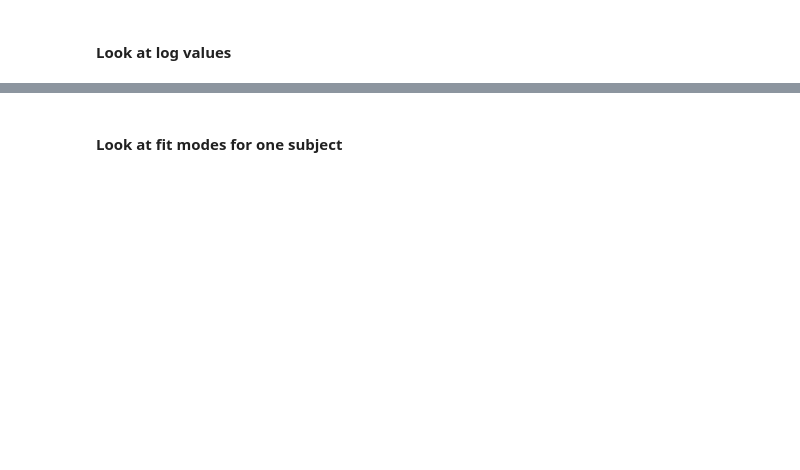
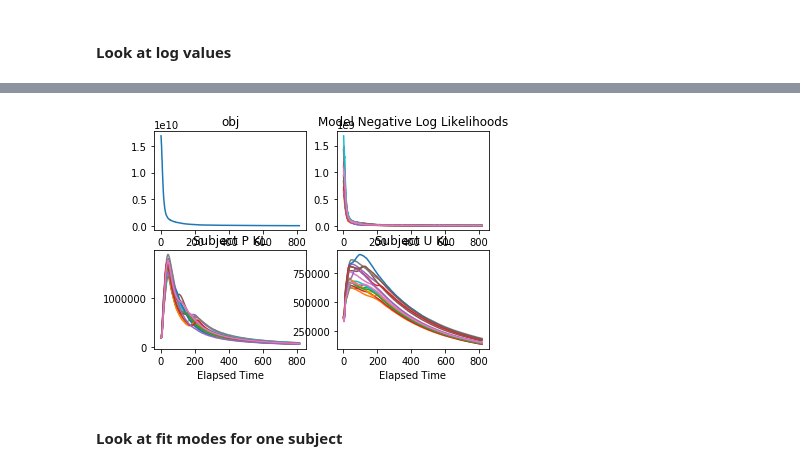
Before and after one commit to wbishopJanelia/janelia_core, a Jupyter notebook: development/develolp_BumpInputWithRecursiveDynamicsScenario.ipynb, the cells around one changed output, grey strips where cells are left out. Cells and saved outputs as stored; diff of their text form; code cells hidden in the pictures; blank space fills up the shorter version.

```diff
--- a/development/develolp_BumpInputWithRecursiveDynamicsScenario.ipynb
+++ b/development/develolp_BumpInputWithRecursiveDynamicsScenario.ipynb
@@ -16,13 +17,13 @@ from janelia_core.ml.latent_regression.vi import MultiSubjectVIFitter
 # %% [markdown]
 ### Parameters go here
 # %%
-n_subjects = 3
+n_subjects = 17
 n_modes = 2
 n_neuron_range = [1000, 1000]
 n_dims = 2
 n_smps_range = [1000, 1100]
 prior_std = .01
-noise_range = [.1, .2]
+noise_range = [1, 2]
 bump_std_range = [.2, .2]
 # %% [markdown]
 #### See what devices are available for computation
@@ -120,14 +164,14 @@ plot_2d_modes(modes=p_mn, neuron_p=neuron_pos.cpu().detach().numpy())
 # %% [markdown]
 ### Fit everything with variational inference
 # %%
-prior_dists = true_mdls.generate_fitting_priors()
+prior_dists = true_mdls.generate_fitting_priors(n_divisions_per_dim=50, n_div_per_hc_side_per_dim=1)
 # %%
-subject_collections = [true_mdls.generate_training_collection(s_i=s_i, data=data)
+subject_collections = [true_mdls.generate_training_collection(s_i=s_i, data=data[:])
                       for s_i, data in enumerate(subject_data)]
 # %%
 vi_fitter = MultiSubjectVIFitter(p_priors=prior_dists[0], u_priors=prior_dists[1],
                                  s_collections=subject_collections)
 # %%
-vi_fitter.distribute(devices=devices)
-logs=vi_fitter.fit(n_epochs=100, n_batches=10, update_int=10,
-                   learning_rates=.001, pin_memory=cuda_is_available)
+vi_fitter.distribute(devices=devices, distribute_data=True)
+logs=vi_fitter.fit(n_epochs=1000, n_batches=2, update_int=100,
+                   learning_rates=.001)
@@ -135,8 +197,8 @@ logs=vi_fitter.fit(n_epochs=100, n_batches=10, update_int=10,
 #### Look at log values
 # %%
 plt.subplot(2,2,1)
-plt.plot(logs['elapsed_time'], logs['nelbo'])
-plt.title('Negative ELBO')
+plt.plot(logs['elapsed_time'], logs['obj'])
+plt.title('obj')
 plt.xlabel('Elapsed Time')
 
 plt.subplot(2,2,2)
@@ -153,3 +215,4 @@ plt.subplot(2,2,4)
 plt.plot(logs['elapsed_time'], logs['sub_u_kl'])
 plt.title('Subject U KL')
 plt.xlabel('Elapsed Time')
+# %% [output]
@@ -156,3 +220,4 @@ plt.xlabel('Elapsed Time')
+[figure, added]
 # %% [markdown]
 #### Look at fit modes for one subject
 # %%
```
Also changed, not shown: parts of 28 cells of this notebook, 1 other file.
